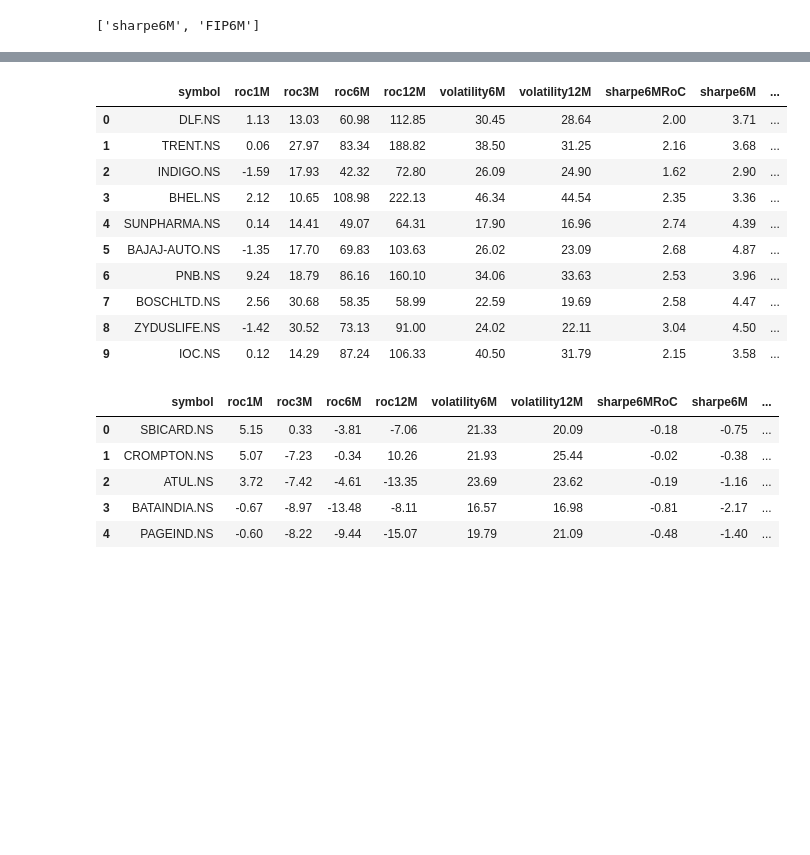
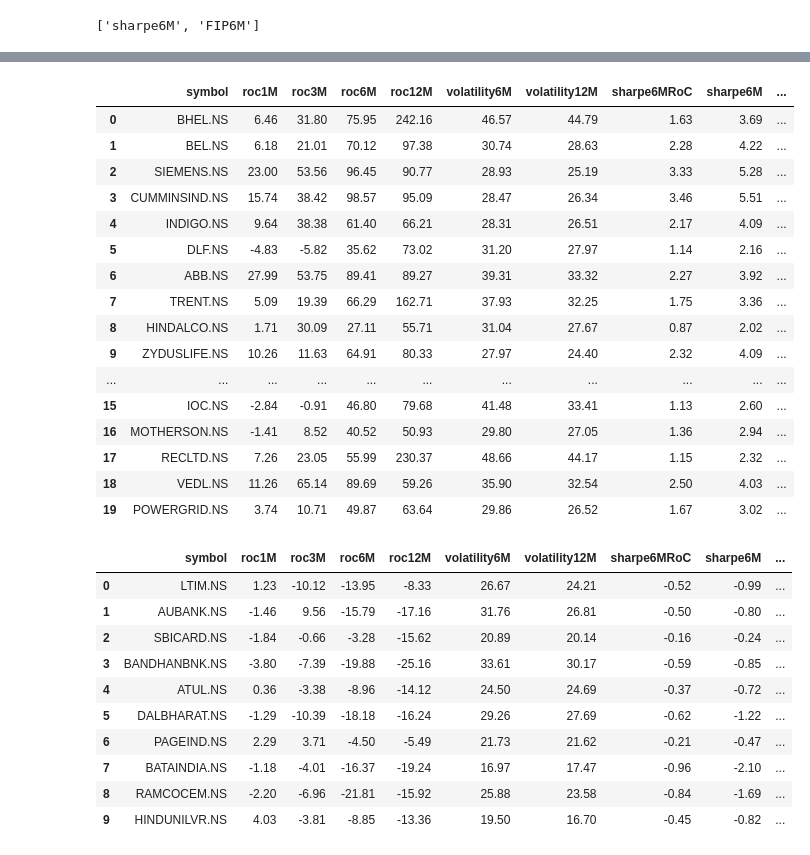
Before and after one commit to mitul19/python-scripts, a Jupyter notebook: collab/momentumScripts/momFO.ipynb, the cells around one changed output, grey strips where cells are left out. Cells and saved outputs as stored; diff of their text form; code cells hidden in the pictures; blank space fills up the shorter version.

```diff
--- a/collab/momentumScripts/momFO.ipynb
+++ b/collab/momentumScripts/momFO.ipynb
@@ -21,7 +21,7 @@ Select Dates for analysis
 dates = dict()
 dates['startDate'] = str(date.today() - timedelta(days=365))
 dates['date6M'] = str(date.today() - timedelta(days=180))
-dates['endDate'] = str(date.today() - timedelta(days=0))
+dates['endDate'] = str(date.today() - timedelta(days=1))
 
 print('Start Date: ', dates['startDate'])
 print('6M Date: ', dates['date6M'])
@@ -130,7 +120,7 @@ dfStats = pd.DataFrame()
 dfStats['roc1M'] = getNMonthRoC(dfMonthEnd, 1)
 dfStats['roc3M'] = getNMonthRoC(dfMonthEnd, 3)
 dfStats['roc6M'] = getNMonthRoC(dfMonthEnd, 6)
-dfStats['roc12M'] = getNMonthRoC(dfMonthEnd, 12)
+dfStats['roc12M'] = getNMonthRoC(dfMonthEnd, 11)
 dfStats
 # %% [output]
 |  | roc1M | roc3M | roc6M | roc12M |
@@ -400,25 +369,36 @@ stocksSell
 # %%
-outputBuy = stocksBuy.sort_values(rm[1], ascending = False)[:10].reset_index().rename(columns = {'index':'symbol'})
+outputBuy = stocksBuy.sort_values(rm[1], ascending = False)[:20].reset_index().rename(columns = {'index':'symbol'})
 outputBuy
 # %% [output]
 |  | symbol | roc1M | roc3M | roc6M | roc12M | volatility6M | volatility12M | sharpe6MRoC | sharpe6M | ... |
-| 0 | DLF.NS | 1.13 | 13.03 | 60.98 | 112.85 | 30.45 | 28.64 | 2.00 | 3.71 | ... |
-| 1 | TRENT.NS | 0.06 | 27.97 | 83.34 | 188.82 | 38.50 | 31.25 | 2.16 | 3.68 | ... |
-| 2 | INDIGO.NS | -1.59 | 17.93 | 42.32 | 72.80 | 26.09 | 24.90 | 1.62 | 2.90 | ... |
-| 3 | BHEL.NS | 2.12 | 10.65 | 108.98 | 222.13 | 46.34 | 44.54 | 2.35 | 3.36 | ... |
-| 4 | SUNPHARMA.NS | 0.14 | 14.41 | 49.07 | 64.31 | 17.90 | 16.96 | 2.74 | 4.39 | ... |
-| 5 | BAJAJ-AUTO.NS | -1.35 | 17.70 | 69.83 | 103.63 | 26.02 | 23.09 | 2.68 | 4.87 | ... |
-| 6 | PNB.NS | 9.24 | 18.79 | 86.16 | 160.10 | 34.06 | 33.63 | 2.53 | 3.96 | ... |
-| 7 | BOSCHLTD.NS | 2.56 | 30.68 | 58.35 | 58.99 | 22.59 | 19.69 | 2.58 | 4.47 | ... |
-| 8 | ZYDUSLIFE.NS | -1.42 | 30.52 | 73.13 | 91.00 | 24.02 | 22.11 | 3.04 | 4.50 | ... |
-| 9 | IOC.NS | 0.12 | 14.29 | 87.24 | 106.33 | 40.50 | 31.79 | 2.15 | 3.58 | ... |
+| 0 | BHEL.NS | 6.46 | 31.80 | 75.95 | 242.16 | 46.57 | 44.79 | 1.63 | 3.69 | ... |
+| 1 | BEL.NS | 6.18 | 21.01 | 70.12 | 97.38 | 30.74 | 28.63 | 2.28 | 4.22 | ... |
+| 2 | SIEMENS.NS | 23.00 | 53.56 | 96.45 | 90.77 | 28.93 | 25.19 | 3.33 | 5.28 | ... |
+| 3 | CUMMINSIND.NS | 15.74 | 38.42 | 98.57 | 95.09 | 28.47 | 26.34 | 3.46 | 5.51 | ... |
+| 4 | INDIGO.NS | 9.64 | 38.38 | 61.40 | 66.21 | 28.31 | 26.51 | 2.17 | 4.09 | ... |
+| 5 | DLF.NS | -4.83 | -5.82 | 35.62 | 73.02 | 31.20 | 27.97 | 1.14 | 2.16 | ... |
+| 6 | ABB.NS | 27.99 | 53.75 | 89.41 | 89.27 | 39.31 | 33.32 | 2.27 | 3.92 | ... |
+| 7 | TRENT.NS | 5.09 | 19.39 | 66.29 | 162.71 | 37.93 | 32.25 | 1.75 | 3.36 | ... |
+| 8 | HINDALCO.NS | 1.71 | 30.09 | 27.11 | 55.71 | 31.04 | 27.67 | 0.87 | 2.02 | ... |
+| 9 | ZYDUSLIFE.NS | 10.26 | 11.63 | 64.91 | 80.33 | 27.97 | 24.40 | 2.32 | 4.09 | ... |
+| ... | ... | ... | ... | ... | ... | ... | ... | ... | ... | ... |
+| 15 | IOC.NS | -2.84 | -0.91 | 46.80 | 79.68 | 41.48 | 33.41 | 1.13 | 2.60 | ... |
+| 16 | MOTHERSON.NS | -1.41 | 8.52 | 40.52 | 50.93 | 29.80 | 27.05 | 1.36 | 2.94 | ... |
+| 17 | RECLTD.NS | 7.26 | 23.05 | 55.99 | 230.37 | 48.66 | 44.17 | 1.15 | 2.32 | ... |
+| 18 | VEDL.NS | 11.26 | 65.14 | 89.69 | 59.26 | 35.90 | 32.54 | 2.50 | 4.03 | ... |
+| 19 | POWERGRID.NS | 3.74 | 10.71 | 49.87 | 63.64 | 29.86 | 26.52 | 1.67 | 3.02 | ... |
 # %%
 outputSell = stocksSell.sort_values(rm[1], ascending = True)[:10].reset_index().rename(columns = {'index':'symbol'})
 outputSell
 # %% [output]
 |  | symbol | roc1M | roc3M | roc6M | roc12M | volatility6M | volatility12M | sharpe6MRoC | sharpe6M | ... |
-| 0 | SBICARD.NS | 5.15 | 0.33 | -3.81 | -7.06 | 21.33 | 20.09 | -0.18 | -0.75 | ... |
-| 1 | CROMPTON.NS | 5.07 | -7.23 | -0.34 | 10.26 | 21.93 | 25.44 | -0.02 | -0.38 | ... |
-| 2 | ATUL.NS | 3.72 | -7.42 | -4.61 | -13.35 | 23.69 | 23.62 | -0.19 | -1.16 | ... |
-| 3 | BATAINDIA.NS | -0.67 | -8.97 | -13.48 | -8.11 | 16.57 | 16.98 | -0.81 | -2.17 | ... |
-| 4 | PAGEIND.NS | -0.60 | -8.22 | -9.44 | -15.07 | 19.79 | 21.09 | -0.48 | -1.40 | ... |
+| 0 | LTIM.NS | 1.23 | -10.12 | -13.95 | -8.33 | 26.67 | 24.21 | -0.52 | -0.99 | ... |
+| 1 | AUBANK.NS | -1.46 | 9.56 | -15.79 | -17.16 | 31.76 | 26.81 | -0.50 | -0.80 | ... |
+| 2 | SBICARD.NS | -1.84 | -0.66 | -3.28 | -15.62 | 20.89 | 20.14 | -0.16 | -0.24 | ... |
+| 3 | BANDHANBNK.NS | -3.80 | -7.39 | -19.88 | -25.16 | 33.61 | 30.17 | -0.59 | -0.85 | ... |
+| 4 | ATUL.NS | 0.36 | -3.38 | -8.96 | -14.12 | 24.50 | 24.69 | -0.37 | -0.72 | ... |
+| 5 | DALBHARAT.NS | -1.29 | -10.39 | -18.18 | -16.24 | 29.26 | 27.69 | -0.62 | -1.22 | ... |
+| 6 | PAGEIND.NS | 2.29 | 3.71 | -4.50 | -5.49 | 21.73 | 21.62 | -0.21 | -0.47 | ... |
+| 7 | BATAINDIA.NS | -1.18 | -4.01 | -16.37 | -19.24 | 16.97 | 17.47 | -0.96 | -2.10 | ... |
+| 8 | RAMCOCEM.NS | -2.20 | -6.96 | -21.81 | -15.92 | 25.88 | 23.58 | -0.84 | -1.69 | ... |
+| 9 | HINDUNILVR.NS | 4.03 | -3.81 | -8.85 | -13.36 | 19.50 | 16.70 | -0.45 | -0.82 | ... |
```
Also changed, not shown: parts of 17 cells of this notebook, 8 other files.
